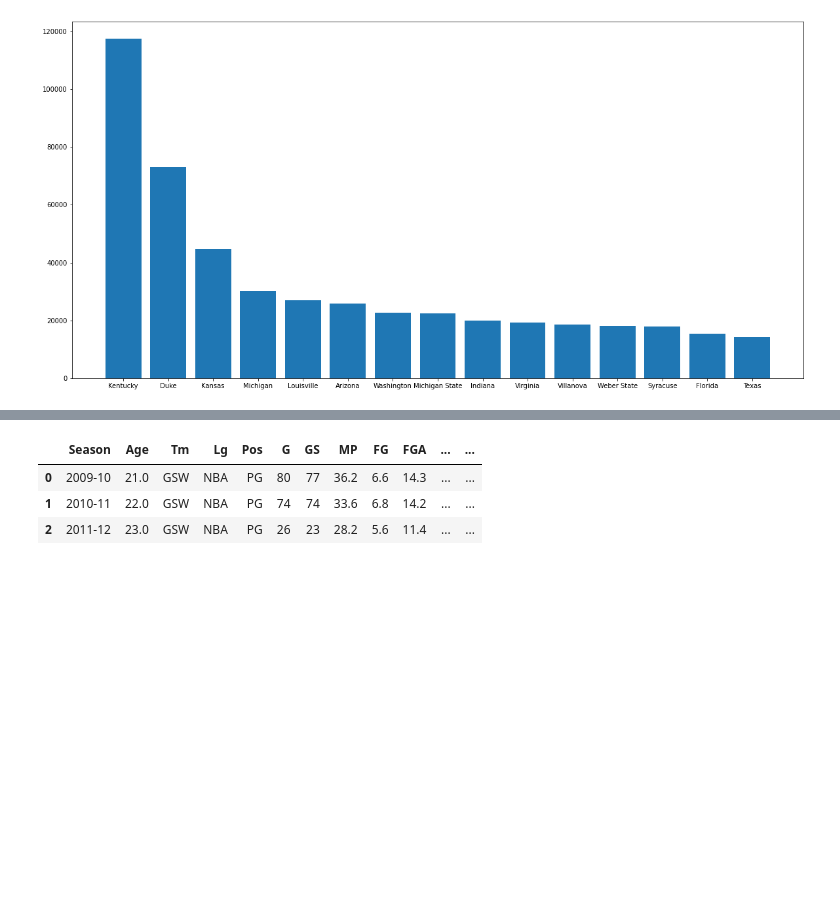
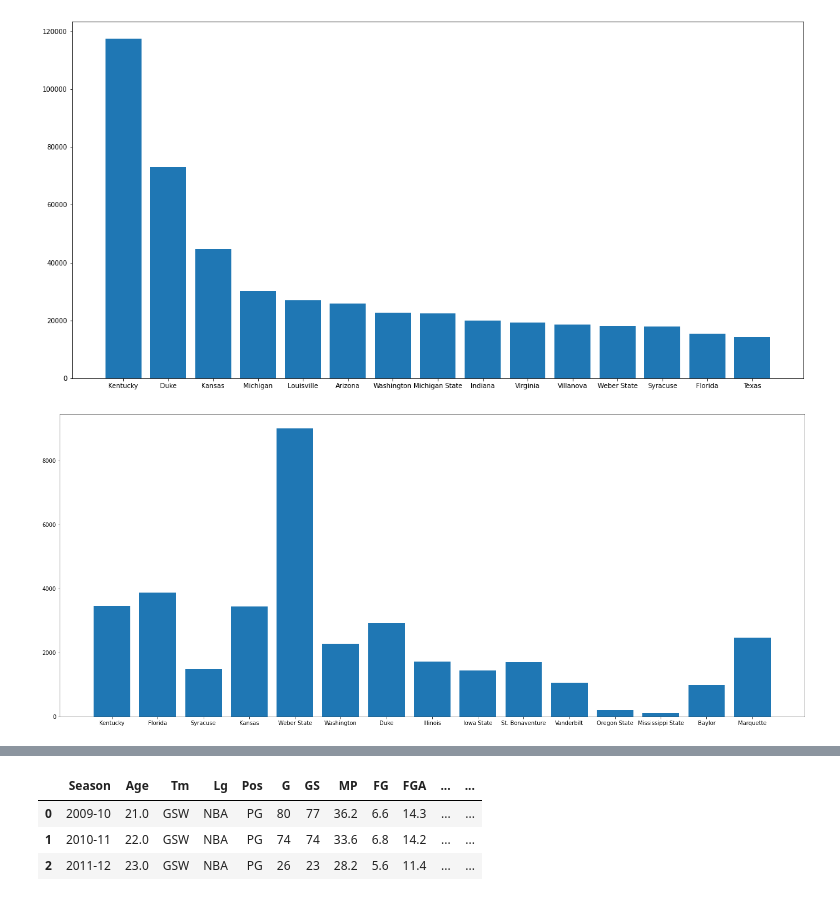
Before and after one commit to SNJ292/snj292.github.io, a Jupyter notebook: Final_Project.ipynb, the cells around one changed output, grey strips where cells are left out. Cells and saved outputs as stored; diff of their text form; code cells hidden in the pictures; blank space fills up the shorter version.

```diff
--- a/Final_Project.ipynb
+++ b/Final_Project.ipynb
@@ -113,0 +86,41 @@ plt.show()
+# %%
+school_players = {}
+years_played = {}
+school_name = []
+average_score = []
+average_years_played = []
+count = 0
+
+#Iterates through the draft and looks at each player
+for draft in dfs:
+  for player in draft.iterrows():
+
+    #Finds the college the player used to play for and the total career points that player has made
+    if(player[1]["PTS"] != "Totals" and player[1]["PTS"] != "PTS"):
+      college = player[1]["College"]
+      points = player[1]["PTS"]
+      years = player[1]["Yrs"]
+
+      #Maps the points to the designated college
+      if(college != "NaN"):
+        if(school_players.__contains__(college) == True):
+          school_players[college] = school_players[college] + 1
+          years_played[college] = years_played[college] + float(years)
+        elif(school_players.__contains__(college) == False):
+          school_players[college] = 1
+          years_played[college] = float(years)
+
+for school in college_points:
+
+  if(count != 15):
+    average_score.append(college_points[school]/school_players[school])
+    school_name.append(school)
+    average_years_played.append(years_played[school]/school_players[school])
+    count = count + 1
+
+fig, ax = plt.subplots()
+fig.set_size_inches(24, 10)
+plt.bar(school_name, average_score)
+plt.show()
+# %% [output]
+[figure, added]
```
Also changed, not shown: parts of 8 cells of this notebook.
